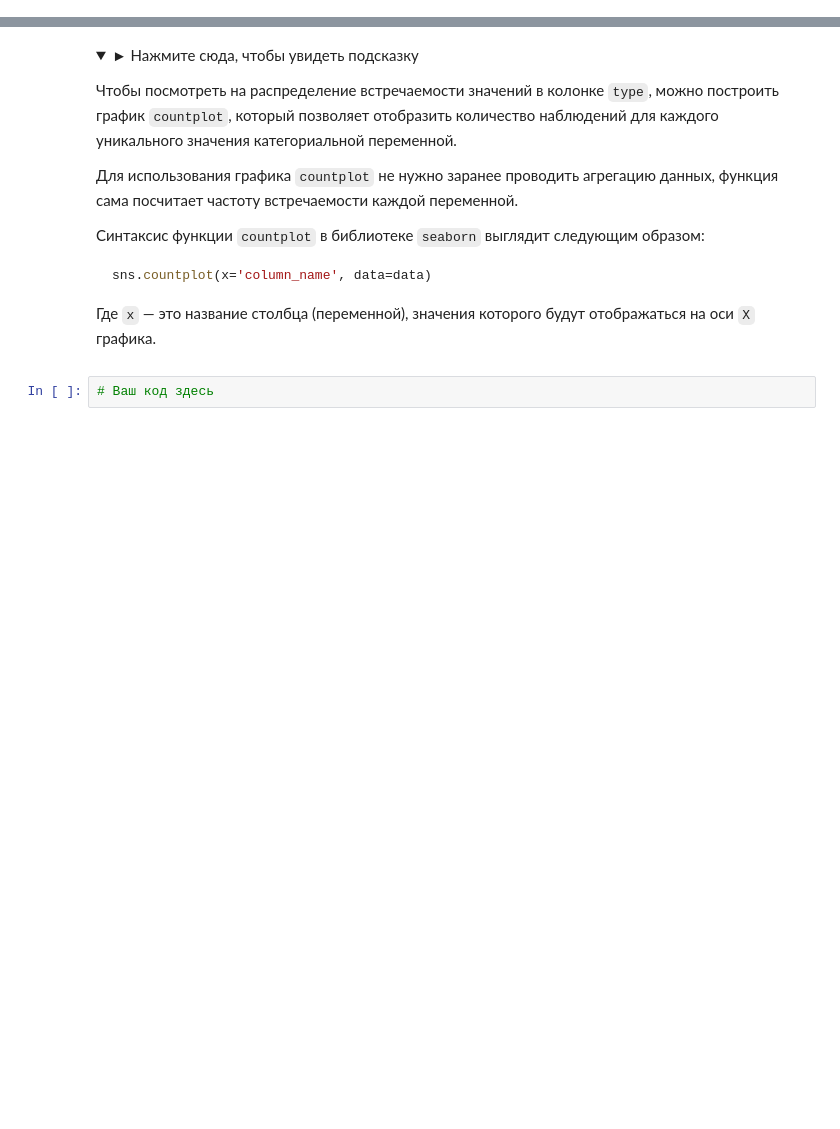
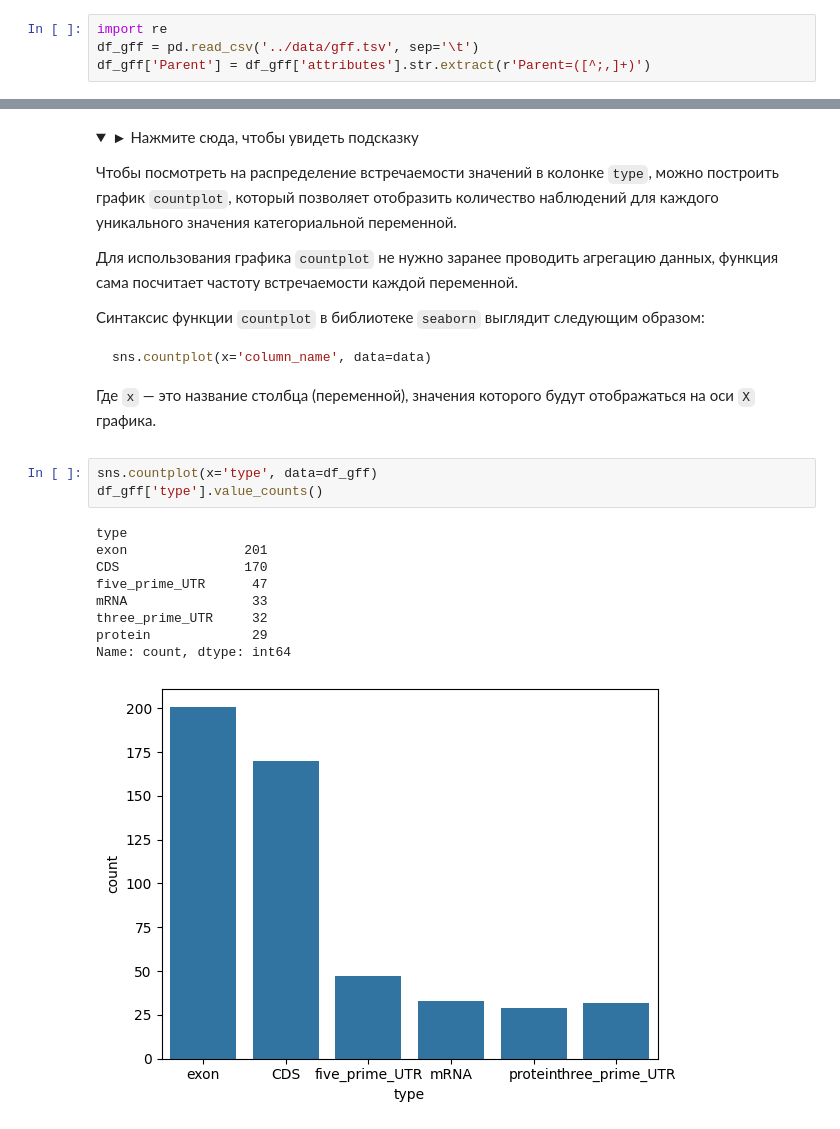
Before and after one commit to m-amirov/karpov.courses, a Jupyter notebook: notebooks/lesson_8_homework.ipynb, the cells around one changed output, grey strips where cells are left out. Drawn from its saved outputs; the diff is of its cells as text; folded sections open; blank space fills up the shorter version.

```diff
--- a/notebooks/lesson_8_homework.ipynb
+++ b/notebooks/lesson_8_homework.ipynb
@@ -888,0 +933,4 @@ df.col1.str.strip('.')
+# %%
+import re
+df_gff = pd.read_csv('../data/gff.tsv', sep='\t')
+df_gff['Parent'] = df_gff['attributes'].str.extract(r'Parent=([^;,]+)')
@@ -917,5 +972,16 @@ sns.countplot(x='column_name', data=data)
 
 </p>
 </details>
-# %%
-# Ваш код здесь
+# %%
+sns.countplot(x='type', data=df_gff)
+df_gff['type'].value_counts()
+# %% [output]
+type
+exon               201
+CDS                170
+five_prime_UTR      47
+mRNA                33
+three_prime_UTR     32
+protein             29
+Name: count, dtype: int64
+[figure, added]
```
Also changed, not shown: parts of 16 cells of this notebook.
